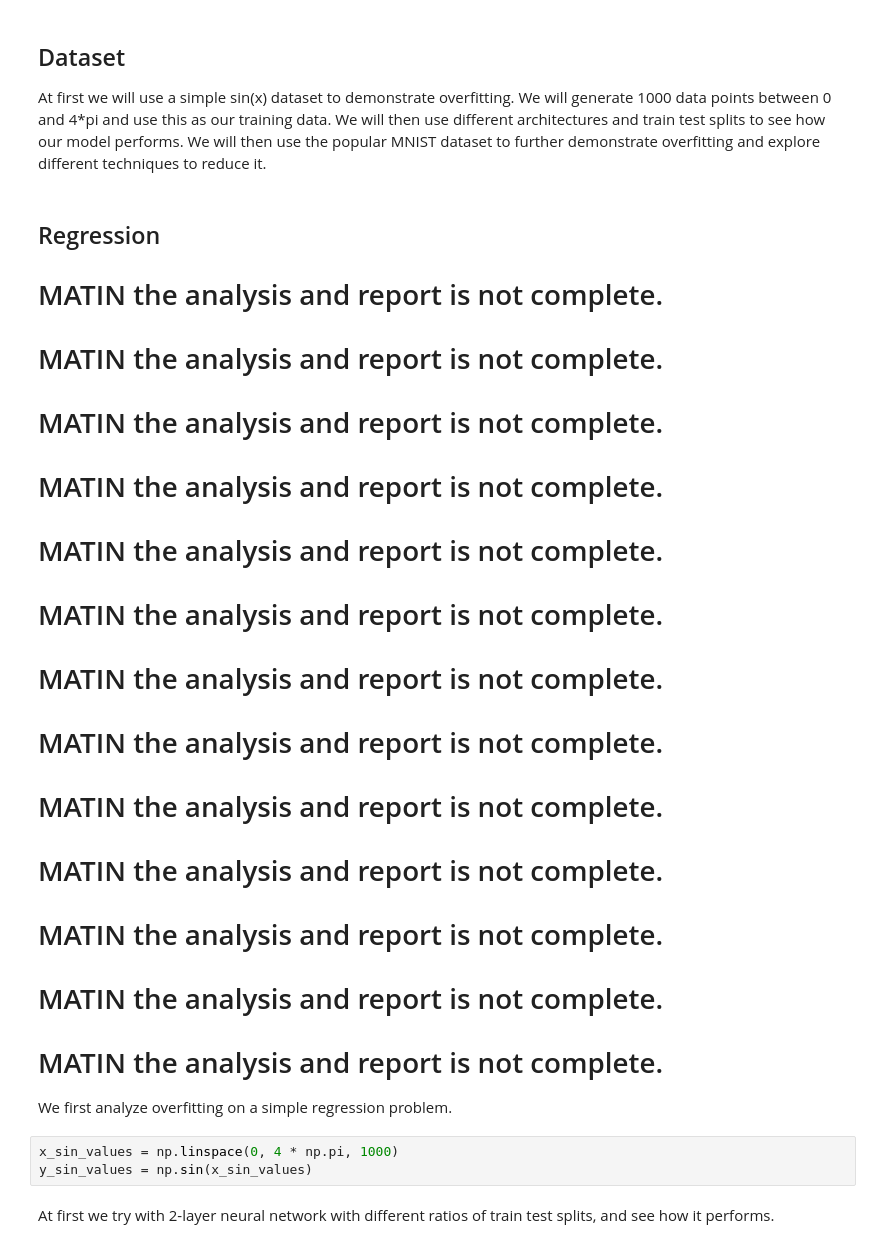
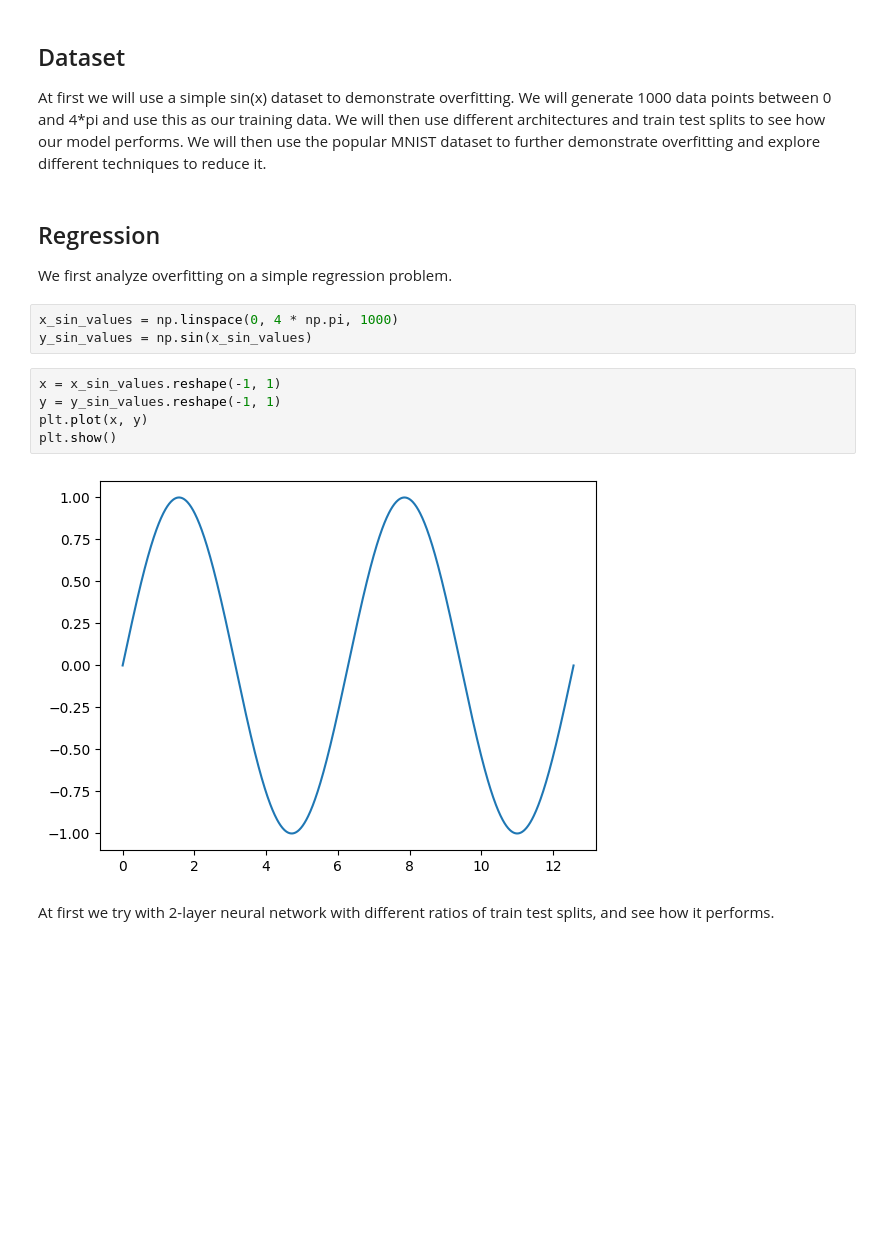
Before and after one commit to Shahriar-0/Neural-Networks-and-Deep-Learning-Course-Projects-S2024, a Jupyter notebook: HW1-FullyConnectedNeuralNetworks/src/4.OptimisedNN.ipynb, the cells around one changed output. Drawn from its saved outputs; the diff is of its cells as text; blank space fills up the shorter version.

```diff
--- a/HW1-FullyConnectedNeuralNetworks/src/4.OptimisedNN.ipynb
+++ b/HW1-FullyConnectedNeuralNetworks/src/4.OptimisedNN.ipynb
@@ -61,28 +48,20 @@ for file in files_ratios:
 ## Dataset
 
 At first we will use a simple sin(x) dataset to demonstrate overfitting. We will generate 1000 data points between 0 and 4*pi and use this as our training data. We will then use different architectures and train test splits to see how our model performs. We will then use the popular MNIST dataset to further demonstrate overfitting and explore different techniques to reduce it.
-# %% [markdown]
-## Regression
-
-
-# MATIN the analysis and report is not complete.
-# MATIN the analysis and report is not complete.
-# MATIN the analysis and report is not complete.
-# MATIN the analysis and report is not complete.
-# MATIN the analysis and report is not complete.
-# MATIN the analysis and report is not complete.
-# MATIN the analysis and report is not complete.
-# MATIN the analysis and report is not complete.
-# MATIN the analysis and report is not complete.
-# MATIN the analysis and report is not complete.
-# MATIN the analysis and report is not complete.
-# MATIN the analysis and report is not complete.
-# MATIN the analysis and report is not complete.
-
-We first analyze overfitting on a simple regression problem.
+# %% [markdown]
+## Regression
+
+We first analyze overfitting on a simple regression problem.
 # %%
 x_sin_values = np.linspace(0, 4 * np.pi, 1000)
 y_sin_values = np.sin(x_sin_values)
+# %%
+x = x_sin_values.reshape(-1, 1)
+y = y_sin_values.reshape(-1, 1)
+plt.plot(x, y)
+plt.show()
+# %% [output]
+[figure, added]
 # %% [markdown]
 At first we try with 2-layer neural network with different ratios of train test splits, and see how it performs.
 # %%
```
Also changed, not shown: parts of 96 cells of this notebook, 7 other files.
